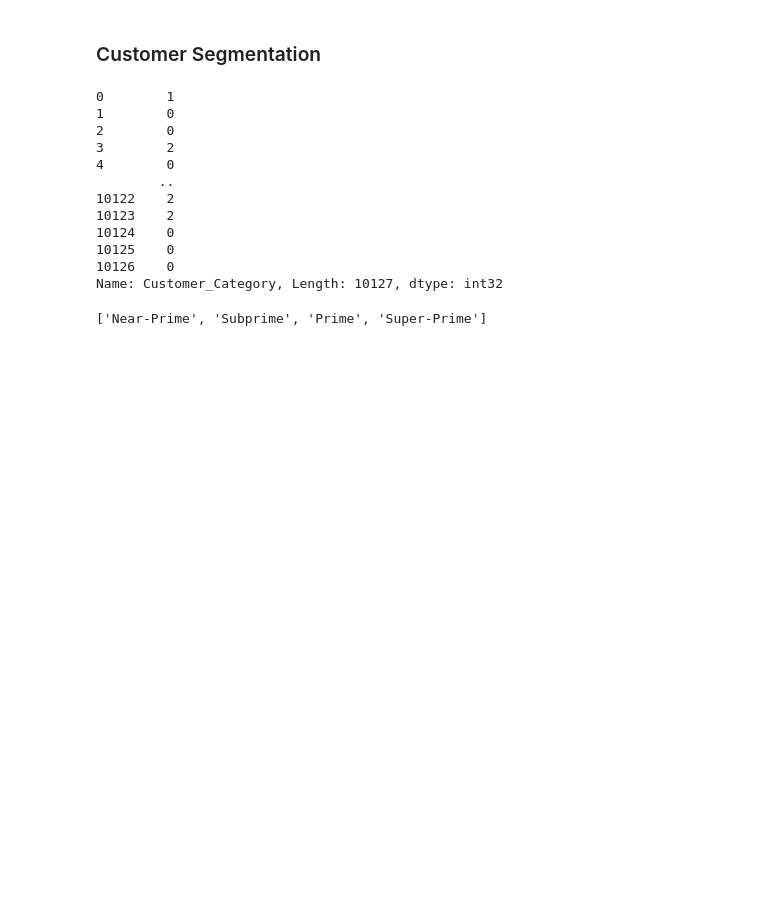
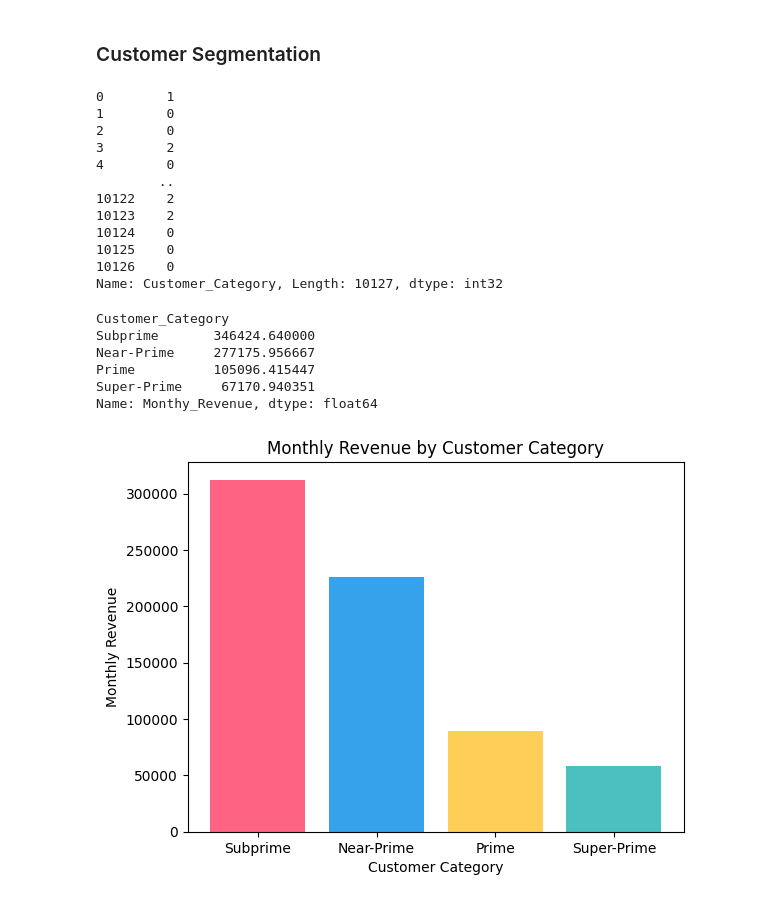
Before and after one commit to NickSordi/FU6520_NS, a Jupyter notebook: Survival.ipynb, the cells around one changed output. Drawn from its saved outputs; the diff is of its cells as text; code cells hidden in the pictures; blank space fills up the shorter version.

Commit message:
Update Survival.ipynb
added some more graphs, working on knn analysis

```diff
--- a/Survival.ipynb
+++ b/Survival.ipynb
@@ -367,6 +368,7 @@ plt.show()
 data_new.rename(columns={1: 'Attrition_Probability'}, inplace=True)
 # %%
 df['Adjusted Monthly_Revenue']=df['Monthy_Revenue']*data_new['Attrition_Probability']
+df['Attrition_Probability']=data_new['Attrition_Probability']
 # %%
 df
 # %% [output]
@@ -588,7 +601,28 @@ fig = go.Figure(data=[go.Pie(labels=labels, values=values)])
 fig.update_layout(title='Customer Category Distribution')
 
 fig.show()
-# %%
-labels
-# %% [output]
-['Near-Prime', 'Subprime', 'Prime', 'Super-Prime']
+# %%
+#customers that provide the most revenue
+df.groupby('Customer_Category')['Monthy_Revenue'].sum().sort_values(ascending=False)
+# %% [output]
+Customer_Category
+Subprime       346424.640000
+Near-Prime     277175.956667
+Prime          105096.415447
+Super-Prime     67170.940351
+Name: Monthy_Revenue, dtype: float64
+# %%
+# Define the color palette
+colors = ['#FF6384', '#36A2EB', '#FFCE56', '#4BC0C0']
+
+# Group the monthly revenue by customer category
+revenue_by_category = df.groupby('Customer_Category')['Adjusted Monthly_Revenue'].sum().sort_values(ascending=False)
+
+# Plot the bar chart with custom colors
+plt.bar(revenue_by_category.index, revenue_by_category.values, color=colors)
+plt.xlabel('Customer Category')
+plt.ylabel('Monthly Revenue')
+plt.title('Monthly Revenue by Customer Category')
+plt.show()
+# %% [output]
+[figure, added]
```
Also changed, not shown: parts of 7 cells of this notebook.
